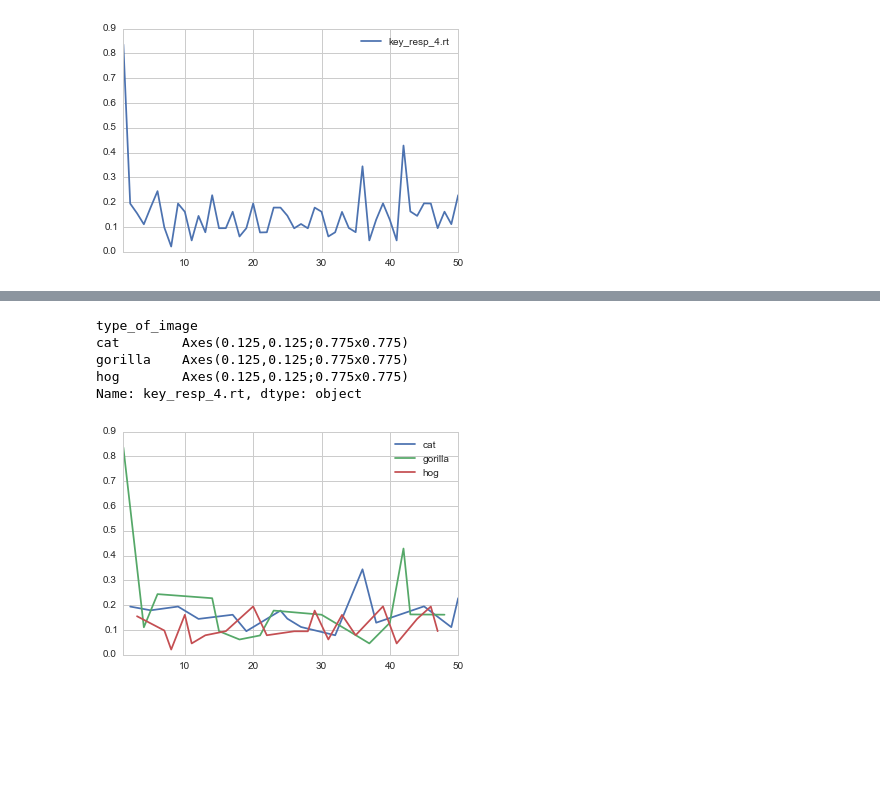
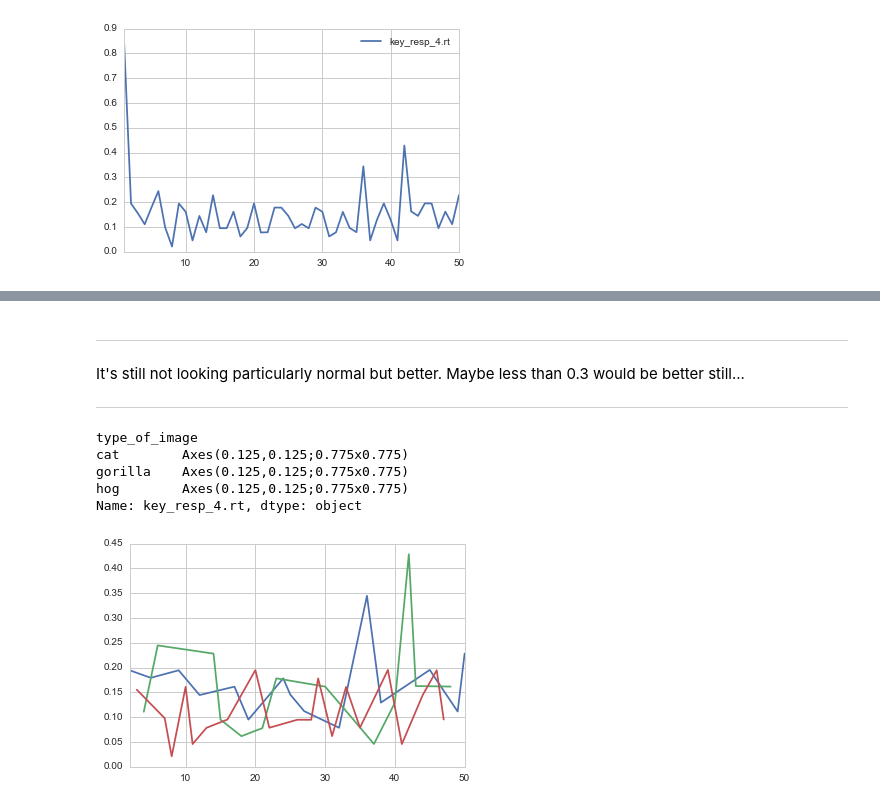
Before and after one commit to tcford/psychopy_lesson, a Jupyter notebook: psychopy_stats.ipynb, the cells around one changed output, grey strips where cells are left out. Saved outputs shown, nothing was run; the diff lists cells and outputs as text; code cells hidden in the pictures; blank space fills up the shorter version.

```diff
--- a/psychopy_stats.ipynb
+++ b/psychopy_stats.ipynb
@@ -132,0 +139,2 @@ df['key_resp_4.rt'].plot(legend=True)
+# %%
+df_clean = df[df['key_resp_4.rt'] < 0.5]
@@ -133,12 +146,18 @@ df['key_resp_4.rt'].plot(legend=True)
+# %% [markdown]
+----------
+
+It's still not looking particularly normal but better. Maybe less than 0.3 would be better still...
+
+---------
 # %%
 # plot the reaction time by the type of image
-df.groupby('type_of_image')['key_resp_4.rt'].plot(legend=True)
+df_clean.groupby('type_of_image')['key_resp_4.rt'].plot(legend=True)
 # %% [output]
 type_of_image
 cat        Axes(0.125,0.125;0.775x0.775)
 gorilla    Axes(0.125,0.125;0.775x0.775)
 hog        Axes(0.125,0.125;0.775x0.775)
 Name: key_resp_4.rt, dtype: object
-[figure, old version]
+[figure, new version]
 # %%
 # create variable that groups reation time by the animal type
```
Also changed, not shown: parts of 14 cells of this notebook, 2 other files.
